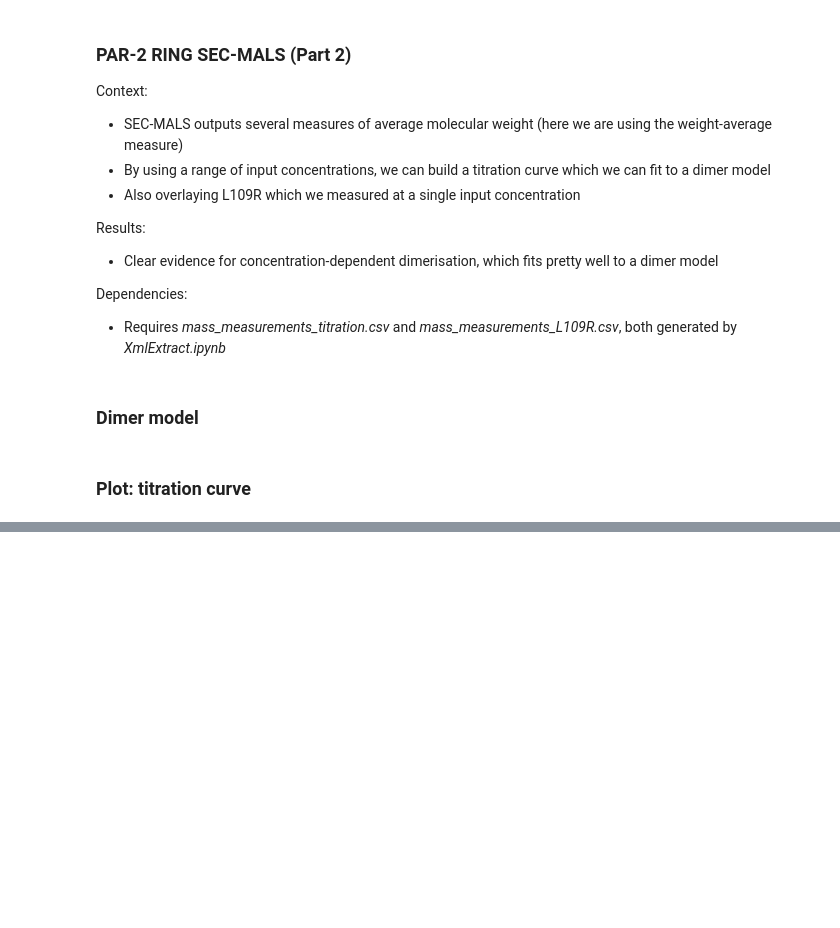
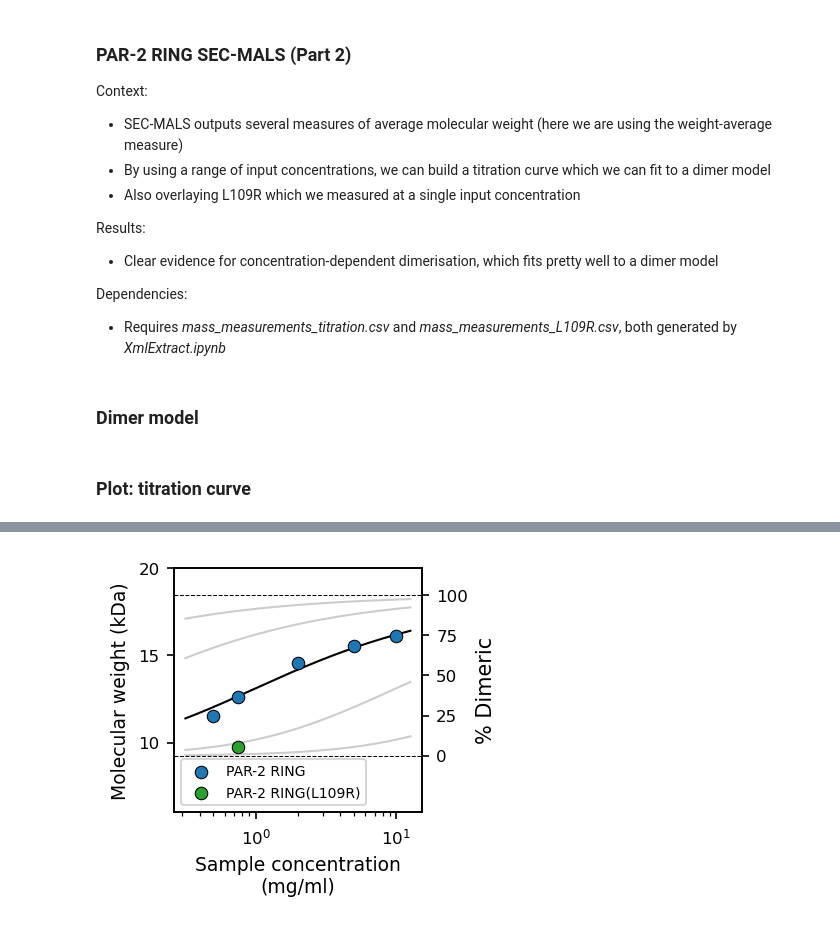
Before and after one commit to goehringlab/2023-Bland-bioRxiv, a Jupyter notebook: scripts/Analysis/SecMals/TitrationCurves.ipynb, the cells around one changed output, grey strips where cells are left out. Cells and saved outputs as stored; diff of their text form; code cells hidden in the pictures; blank space fills up the shorter version.

```diff
--- a/scripts/Analysis/SecMals/TitrationCurves.ipynb
+++ b/scripts/Analysis/SecMals/TitrationCurves.ipynb
@@ -26,12 +26,16 @@ mpl.rcParams['figure.dpi']= 150
 if not os.path.exists('Figs'):
     os.mkdir('Figs')
 # %%
-# Import data
+# Import wild type data
 res = pd.read_csv('mass_measurements_titration.csv')
 res_sample = res[res['measurement_type'] == 'Mw']
 
+# Import mutant data
 res_L109R = pd.read_csv('mass_measurements_L109R.csv')
 res_L109R_sample = res_L109R[res_L109R['measurement_type'] == 'Mw']
+
+# Monomer weight (global variable)
+monomer_weight = 9.23474
 # %% [markdown]
 ### Dimer model
 # %%
@@ -43,11 +47,17 @@ def dimer(tot, wd):
     # Concentration of dimer molecules
     return (tot - monomer(tot, wd)) / 2
 
-def mol_weight(tot, wd, mass=9.23474):
+def mol_weight(tot, wd, mass=monomer_weight):
     # Weight average molecular weight (Mw)
     mon = monomer(tot, wd)
     dim = dimer(tot, wd)
     return (((mass ** 2) * mon) + (((2 * mass) ** 2) * dim)) / ((mass * mon) + (2 * mass * dim))
+
+def mol_weight_from_fraction(frac, mass=monomer_weight):
+    # Mw as a function of fraction in the dimeric state
+    mon =  1 - frac
+    dim = frac / 2
+    return (((mass ** 2) * mon) + (((2 * mass) ** 2) * dim)) / ((mass * mon) + (2 * mass * dim))
 # %% [markdown]
 ### Plot: titration curve
 # %%
@@ -105,0 +72,71 @@ fig.savefig('Figs/titration.png', dpi=600, transparent=True)
+# %%
+# Extract data
+x = res_sample['input_concentration'] / 1000
+y = res_sample['mass'] / 1000
+sigma = 1 / (res_sample['uncertainty'] / 1000)
+
+# Fit model
+popt, pcov = curve_fit(lambda x, wd: mol_weight(x, wd, mass=9.23474), x, y, sigma=sigma, absolute_sigma=False)
+print(popt[0])
+
+# Set up figure
+fig, ax = plt.subplots()
+ax2 = ax.twinx()
+
+# Plot model line
+xx = np.linspace(-0.5, 1.1, 1000)
+ax.plot(xx, mol_weight(10 ** xx, popt[0]), c='k', zorder=-1, linewidth=1)
+
+# Plot hypothetical model lines
+# ax.plot(xx, mol_weight(10 ** xx, popt[0] - np.log(5)), c='0.8', zorder=-100, linewidth=1)
+# ax.plot(xx, mol_weight(10 ** xx, popt[0] + np.log(5)), c='0.8', zorder=-100, linewidth=1)
+ax.plot(xx, mol_weight(10 ** xx, popt[0] - np.log(10)), c='0.8', zorder=-100, linewidth=1)
+ax.plot(xx, mol_weight(10 ** xx, popt[0] + np.log(10)), c='0.8', zorder=-100, linewidth=1)
+ax.plot(xx, mol_weight(10 ** xx, popt[0] - np.log(100)), c='0.8', zorder=-100, linewidth=1)
+ax.plot(xx, mol_weight(10 ** xx, popt[0] + np.log(100)), c='0.8', zorder=-100, linewidth=1)
+
+# Plot wild type data
+for x, y in zip(res_sample['input_concentration'] / 1000, res_sample['mass'] / 1000):
+    ax.scatter(np.log10(x), y, linewidth=0.5, edgecolors='k', color=lighten('tab:blue', 1))
+
+# Plot mutant data
+ax.scatter(np.log10(res_L109R_sample['input_concentration'] / 1000),
+           res_L109R_sample['mass'] / 1000, color=lighten('tab:green', 1), linewidth=0.5, edgecolors='k')
+
+# Left axis
+ymin, ymax = 6, 20
+ax.set_ylim(ymin, ymax)
+ax.set_yticks([10, 15, 20])
+ax.set_ylabel('Molecular weight (kDa)', fontsize=9)
+
+# Monomer weight lines
+ax.axhline(monomer_weight, c='k', linestyle='--', linewidth=0.5, zorder=0)
+ax.axhline(monomer_weight * 2, c='k', linestyle='--', linewidth=0.5, zorder=0)
+# ax.text(1.15, 8.0, '0% Dimer', horizontalalignment='right', verticalalignment='bottom', fontsize=8)
+# ax.text(1.15, 18.6, '100% Dimer', horizontalalignment='right', verticalalignment='bottom', fontsize=8)
+
+# Right axis
+ax2.set_ylim(ymin, ymax)
+ax2.tick_params(axis='y', labelsize=8)
+ax2_tick_labels = [0, 25, 50, 75, 100]
+ax2.set_yticks([mol_weight_from_fraction(x / 100) for x in ax2_tick_labels])
+ax2.set_yticklabels(ax2_tick_labels)
+ax2.set_ylabel('% Dimeric')
+
+# Legend
+ax.scatter([], [], linewidth=0.5, edgecolors='k', color=lighten('tab:blue', 1), label='PAR-2 RING')
+ax.scatter([], [], linewidth=0.5, edgecolors='k', color=lighten('tab:green', 1), label='PAR-2 RING(L109R)')
+ax.legend(fontsize=6.7)
+
+# Finalise figure
+ax.tick_params(axis='both', labelsize=8)
+ax.set_xlabel('Sample concentration\n(mg/ml)', fontsize=9)
+ax.set_xticks([0, 1])
+ax.xaxis.set_major_formatter(fake_log)
+minor_ticks(ax)
+fig.set_size_inches(3, 2.5)
+fig.subplots_adjust(left=0.25, bottom=0.25, top=0.9, right=0.8)
+
+# Save
+fig.savefig('Figs/titration.png', dpi=600, transparent=True)
+# %% [output]
@@ -105,0 +144 @@ fig.savefig('Figs/titration.png', dpi=600, transparent=True)
+[figure, added]
```
Also changed, not shown: parts of 2 cells of this notebook, 1 other file.
